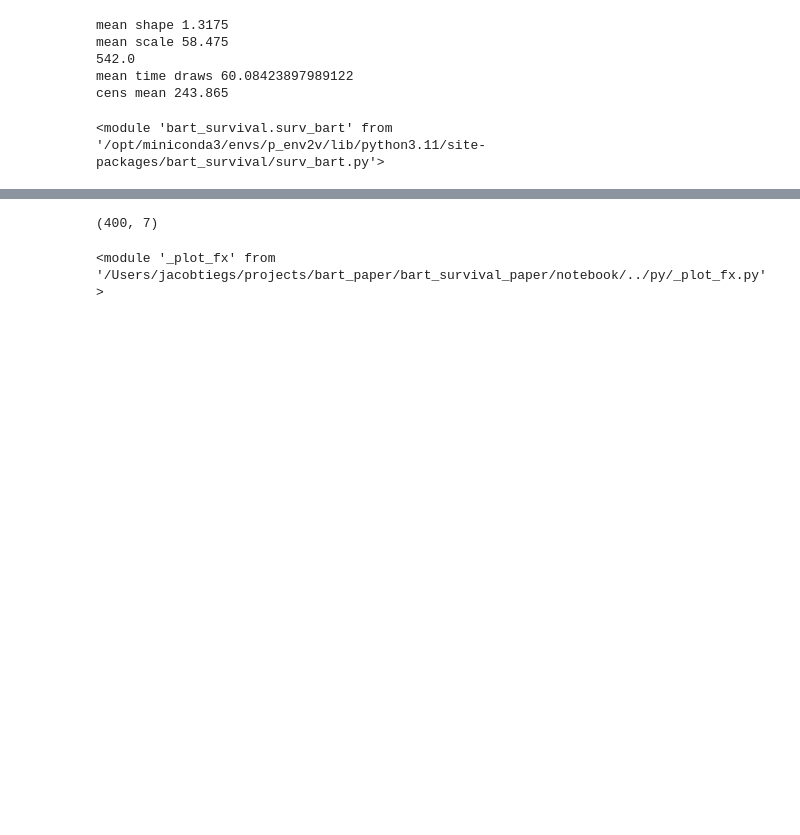
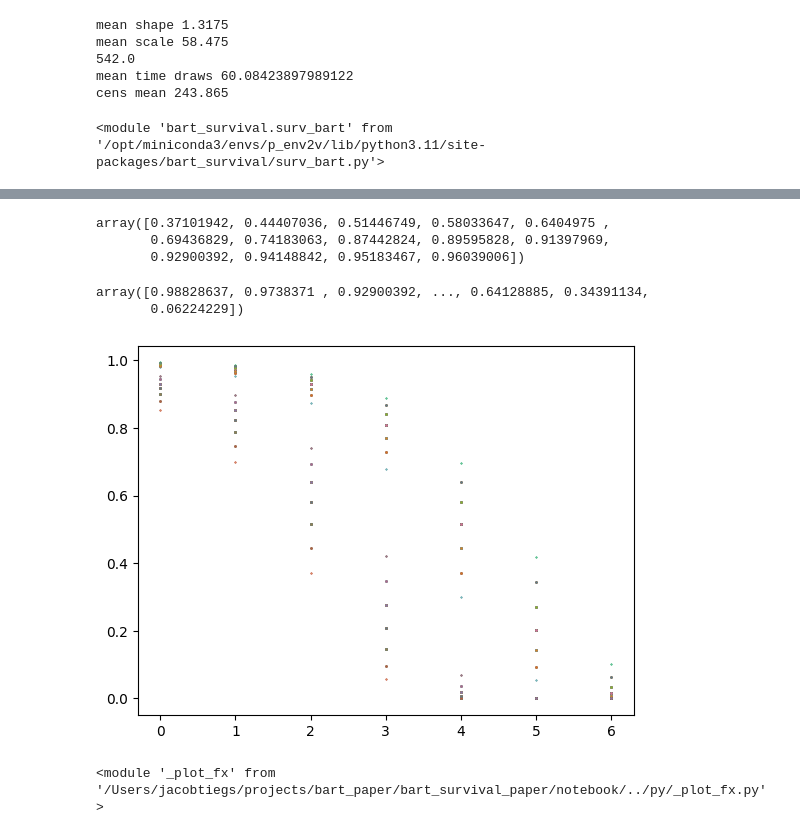
Before and after one commit to CDCgov/BART-Survival, a Jupyter notebook: notebook/functions2_2.ipynb, the cells around one changed output, grey strips where cells are left out. Drawn from its saved outputs; the diff is of its cells as text; code cells hidden in the pictures; blank space fills up the shorter version.

```diff
--- a/notebook/functions2_2.ipynb
+++ b/notebook/functions2_2.ipynb
@@ -189,4 +174,10 @@ time: 10s
 trcnt,tecnt: 167,167
+# %%
+np.unique(sv_t_0[:,2])
+# %% [output]
+array([0.37101942, 0.44407036, 0.51446749, 0.58033647, 0.6404975 ,
+       0.69436829, 0.74183063, 0.87442824, 0.89595828, 0.91397969,
+       0.92900392, 0.94148842, 0.95183467, 0.96039006])
 # %%
 sv_t_0 = sv_true["sv_true"][:,meta["qnt_t"][1]]
 sv_t_0.shape
@@ -195,8 +186,16 @@ pb_sv.shape
 r_sv.shape
 # print(meta["qnt_t"])
 # meta["uniq_t"]
+sv_t_0.flatten()
 # %% [output]
-(400, 7)
+array([0.98828637, 0.9738371 , 0.92900392, ..., 0.64128885, 0.34391134,
+       0.06224229])
+# %%
+# plt.scatter(sv_t_0.flatten(), pb_sv.flatten(),s=0.1)
+for i in range(400):
+	plt.scatter(range(7), sv_t_0[i,:], s=.1)
+# %% [output]
+[figure, added]
 # %%
 importlib.reload(pltf)
 # %% [output]
```
Also changed, not shown: parts of 7 cells of this notebook, 5 other files.
